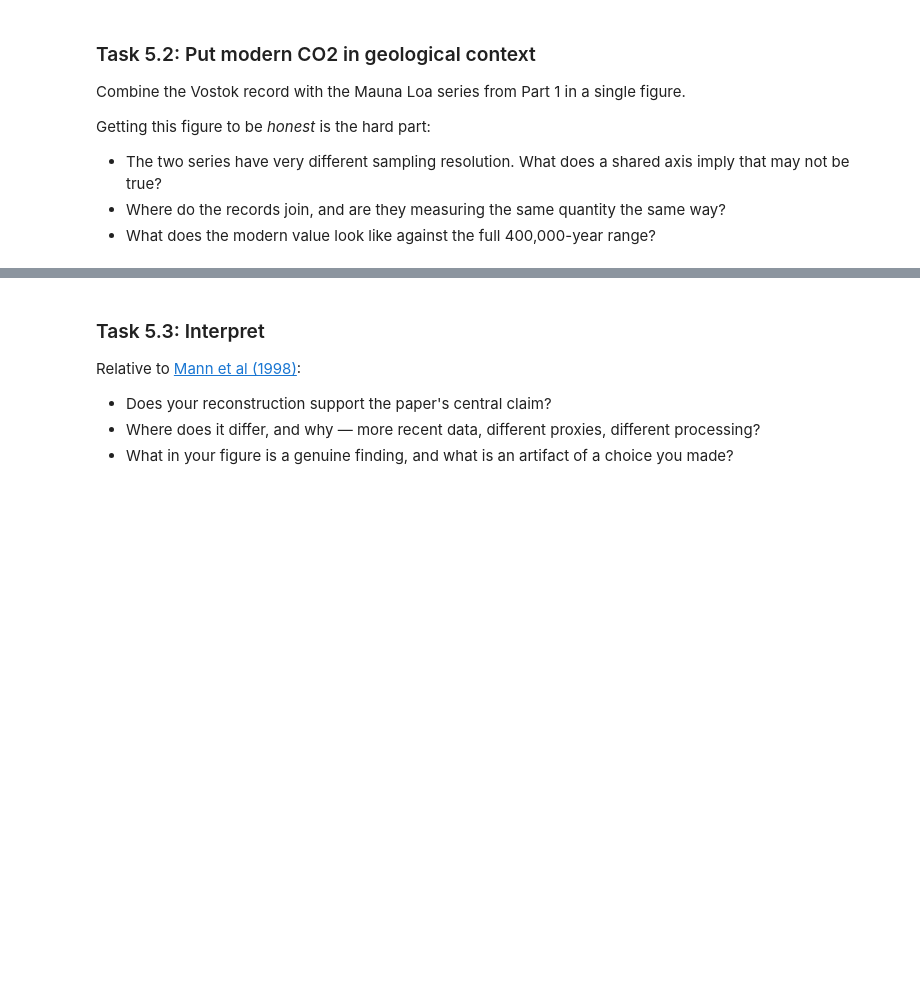
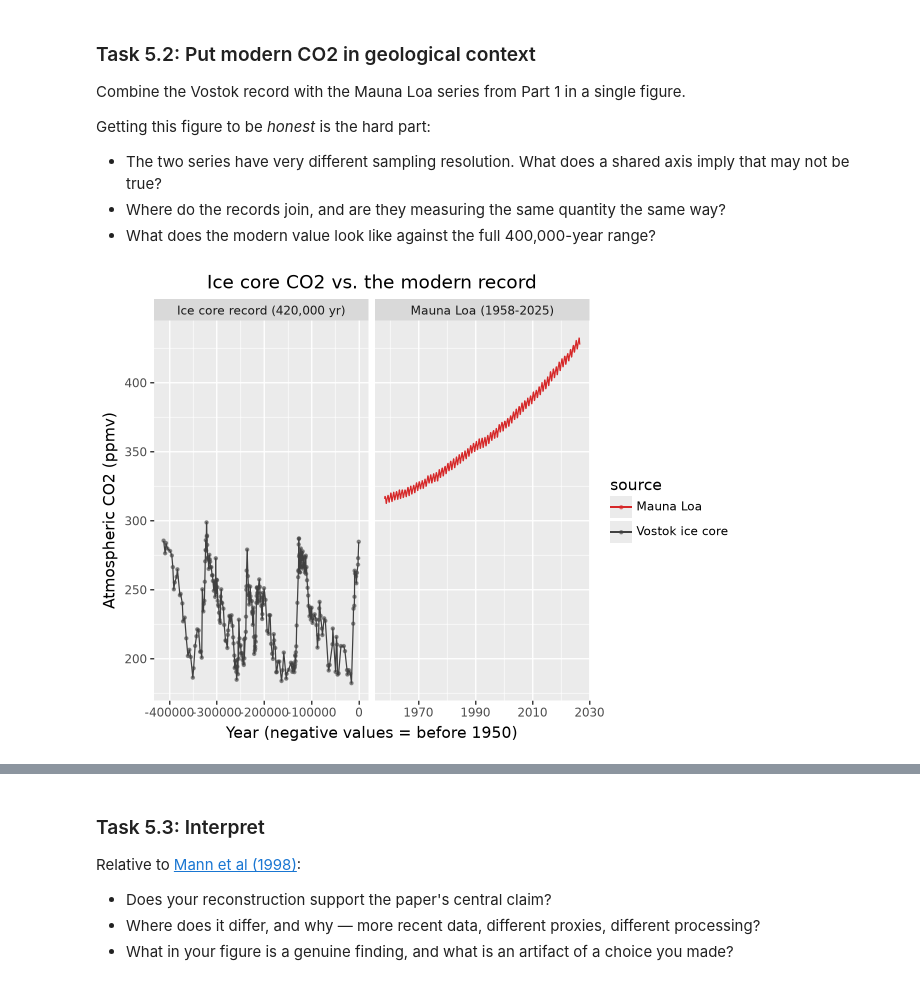
Before and after one commit to zacsignorino/climate-module-zacs26, a Jupyter notebook: climate.ipynb, the cells around one changed output, grey strips where cells are left out. Cells and saved outputs as stored; diff of their text form; code cells hidden in the pictures; blank space fills up the shorter version.

```diff
--- a/climate.ipynb
+++ b/climate.ipynb
@@ -685,3 +762,46 @@ Getting this figure to be *honest* is the hard part:
   not be true?
 - Where do the records join, and are they measuring the same quantity the same way?
 - What does the modern value look like against the full 400,000-year range?
+# %%
+import pandas as pd
+from plotnine import *
+
+history = pd.DataFrame(
+    {
+        "year": 1950 - vostok["gas_age_yr_bp"],
+        "co2_ppmv": vostok["co2_ppmv"],
+        "panel": "Ice core record (420,000 yr)",
+        "source": "Vostok ice core",
+    }
+)
+modern = pd.DataFrame(
+    {
+        "year": mlo["decimal_date"],
+        "co2_ppmv": mlo["average"],
+        "panel": "Mauna Loa (1958-2025)",
+        "source": "Mauna Loa",
+    }
+)
+co2_panels = pd.concat([history, modern])
+co2_panels["panel"] = pd.Categorical(
+    co2_panels["panel"],
+    categories=["Ice core record (420,000 yr)", "Mauna Loa (1958-2025)"],
+    ordered=True,
+)
+
+(
+    ggplot(co2_panels, aes(x="year", y="co2_ppmv", color="source"))
+    + geom_line()
+    + geom_point(data=history, size=0.8, alpha=0.5)
+    + facet_wrap("panel", nrow=1, scales="free_x")
+    + scale_color_manual(
+        values={"Vostok ice core": "#404040", "Mauna Loa": "#d62728"}
+    )
+    + labs(
+        x="Year (negative values = before 1950)",
+        y="Atmospheric CO2 (ppmv)",
+        title="Ice core CO2 vs. the modern record",
+    )
+)
+# %% [output]
+[figure, added]
```
Also changed, not shown: parts of 16 cells of this notebook.
